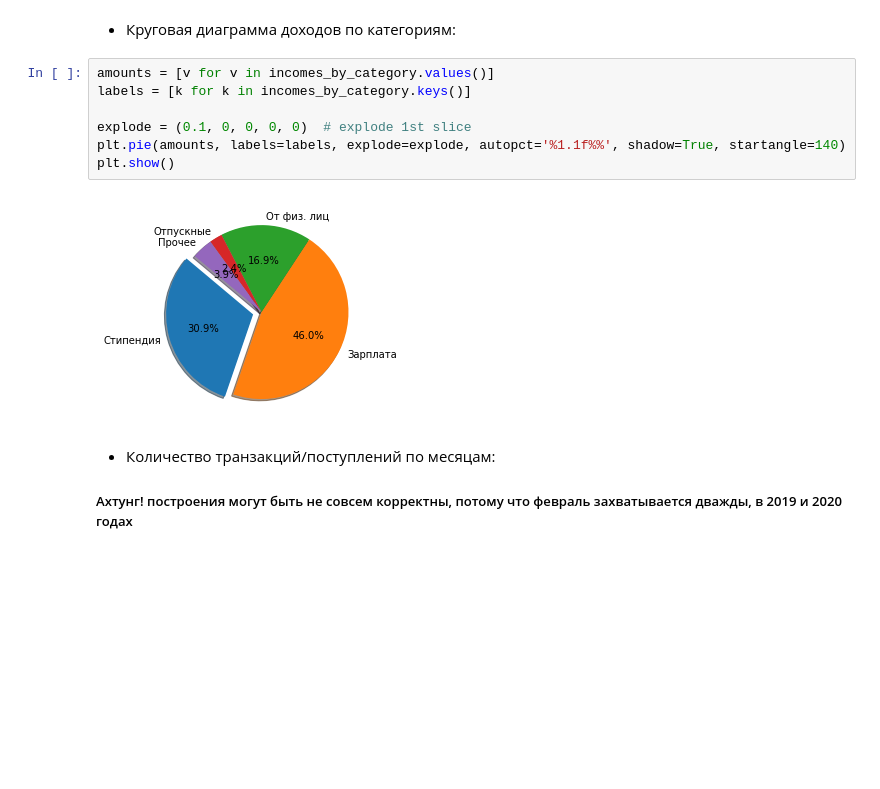
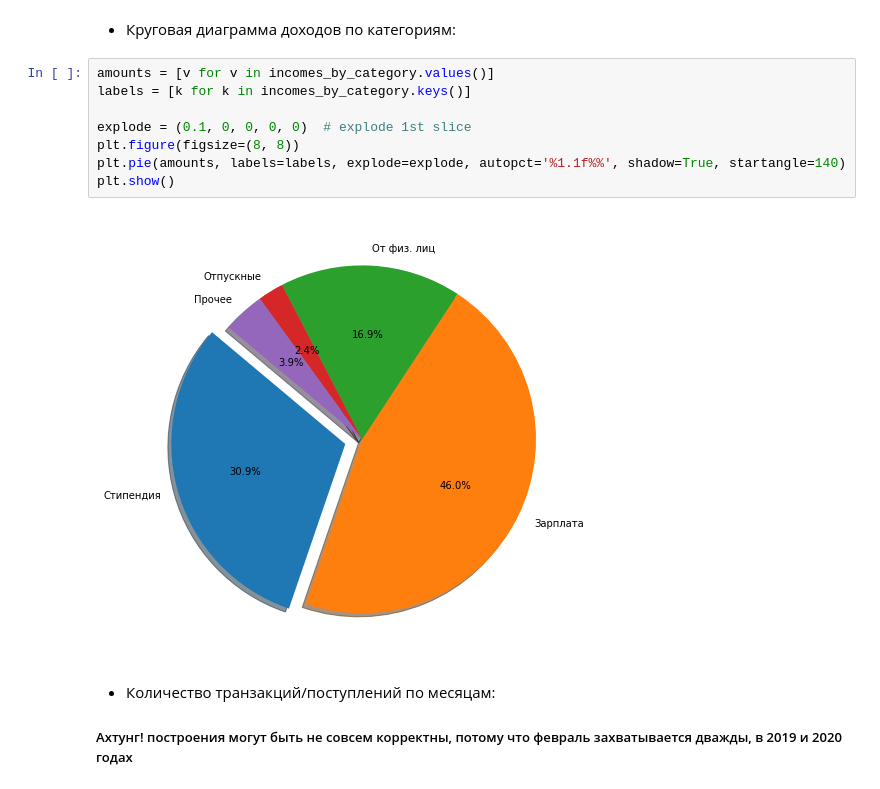
Before and after one commit to edirab/AnalyzeMyBudget, a Jupyter notebook: incomes_notebook.ipynb, the cells around one changed output. Cells and saved outputs as stored; diff of their text form; blank space fills up the shorter version.

```diff
--- a/incomes_notebook.ipynb
+++ b/incomes_notebook.ipynb
@@ -140,12 +133,13 @@ for k, v in incomes_by_category.items():
 # %%
 amounts = [v for v in incomes_by_category.values()]
 labels = [k for k in incomes_by_category.keys()]
 
 explode = (0.1, 0, 0, 0, 0)  # explode 1st slice
+plt.figure(figsize=(8, 8))
 plt.pie(amounts, labels=labels, explode=explode, autopct='%1.1f%%', shadow=True, startangle=140)
 plt.show()
 # %% [output]
-[figure, old version]
+[figure, new version]
 # %% [markdown]
 - Количество транзакций/поступлений по месяцам:
 ##### Ахтунг! построения могут быть не совсем корректны, потому что февраль захватывается дважды, в 2019 и 2020 годах
```
Also changed, not shown: parts of 8 cells of this notebook, 3 other files.
